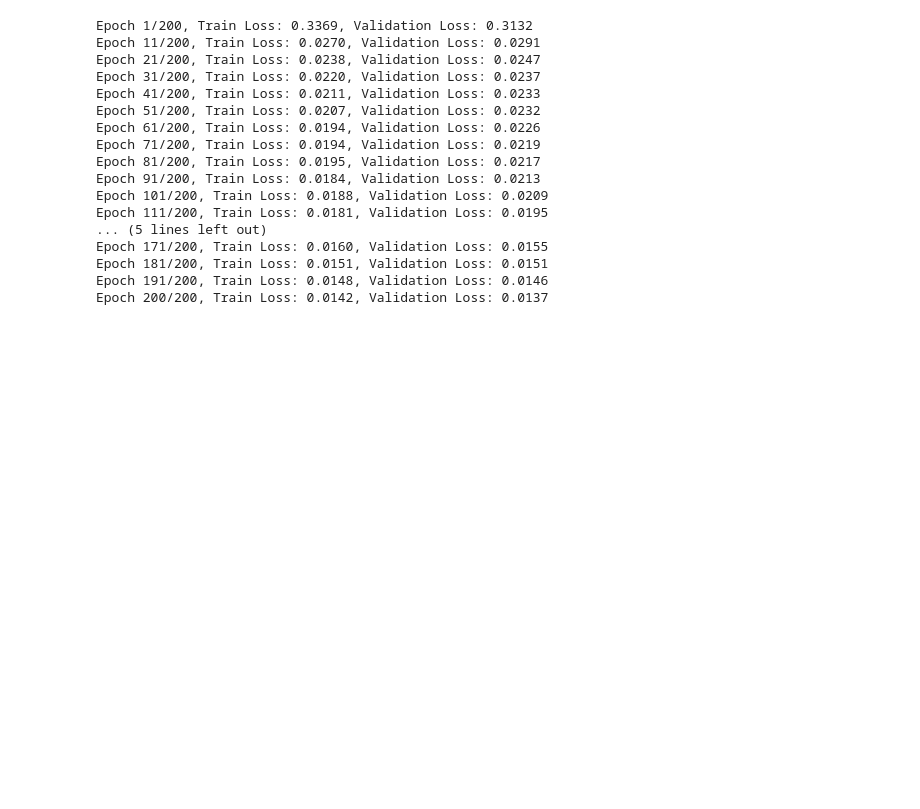
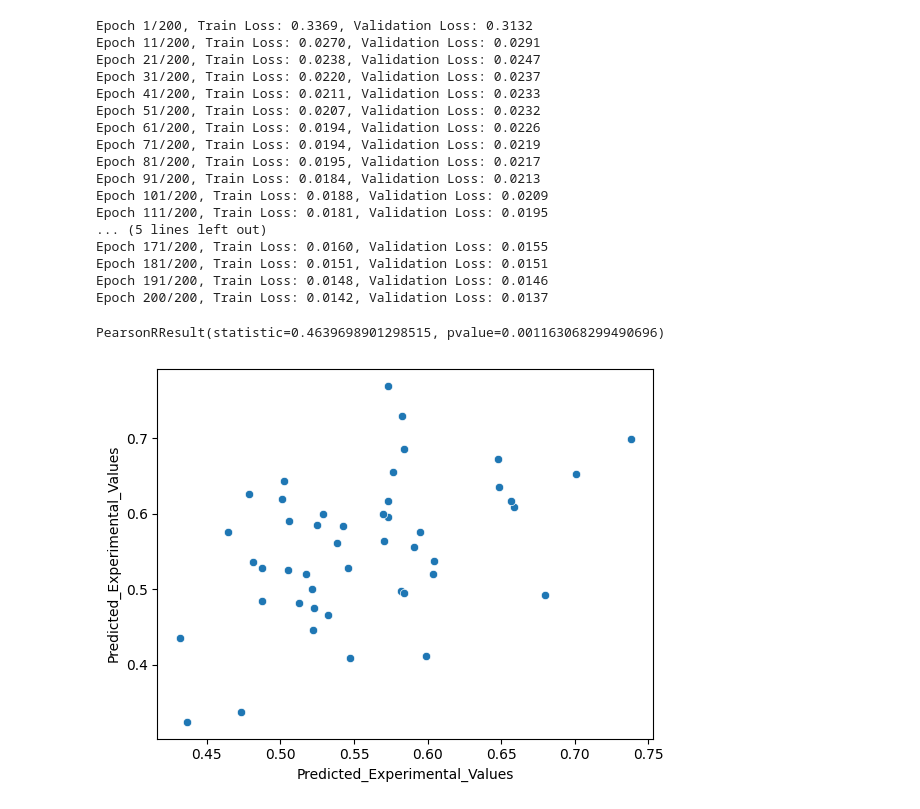
Before and after one commit to bence-szalai/olfaction-mixtures, a Jupyter notebook: code/04-smellformer.ipynb, the cells around one changed output. Drawn from its saved outputs; the diff is of its cells as text; code cells hidden in the pictures; blank space fills up the shorter version.

```diff
--- a/code/04-smellformer.ipynb
+++ b/code/04-smellformer.ipynb
@@ -352,4 +361,9 @@ a = pd.read_csv('../results/submissions/first-version-lead.csv')
 b = pd.read_csv('../results/submissions/smellformer-lead.csv')
 # %%
 sns.scatterplot(x=a['Predicted_Experimental_Values'],
-                y=
+                y=b['Predicted_Experimental_Values'])
+pearsonr(x=a['Predicted_Experimental_Values'],
+                y=b['Predicted_Experimental_Values'])
+# %% [output]
+PearsonRResult(statistic=0.4639698901298515, pvalue=0.001163068299490696)
+[figure, added]
```
Also changed, not shown: parts of 5 cells of this notebook, 5 other files.
